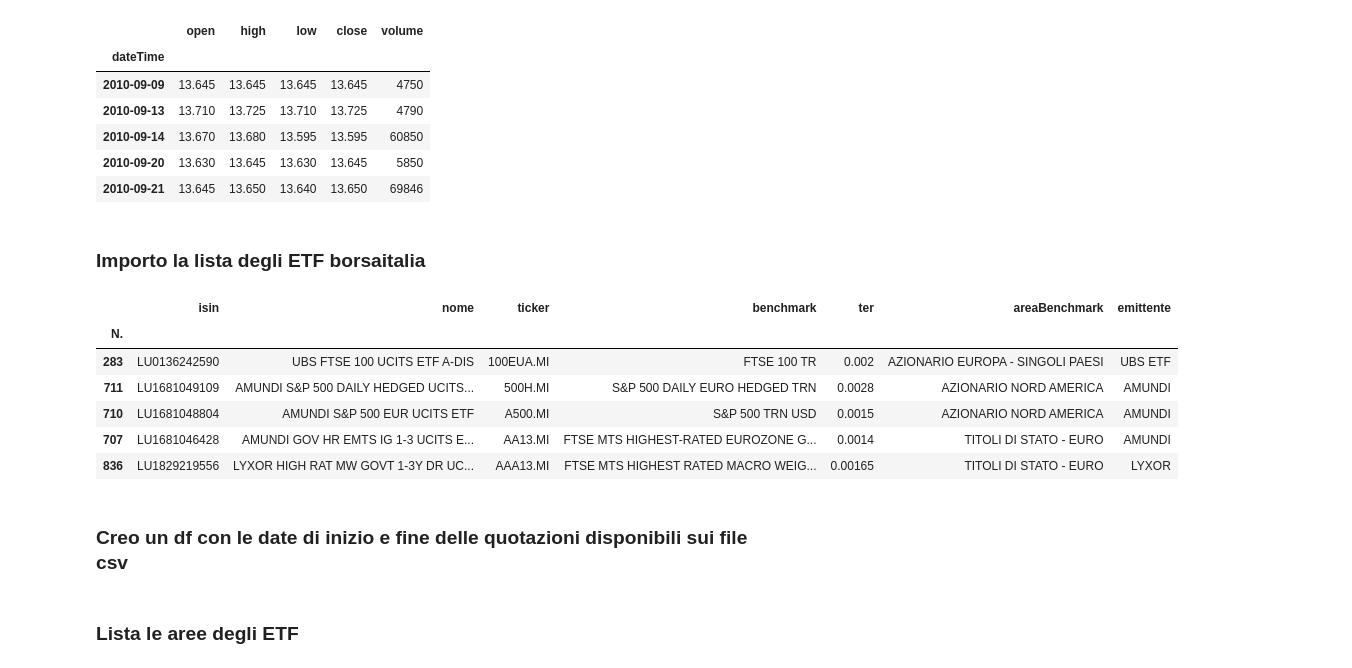
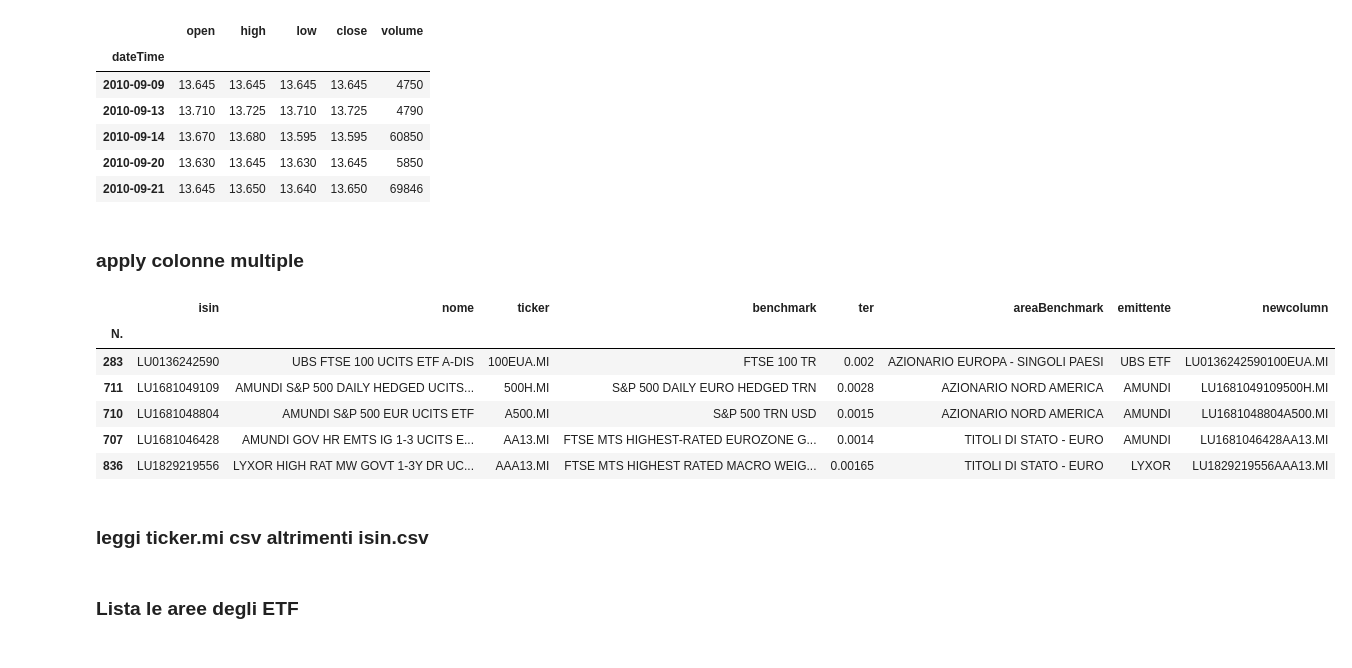
Before and after one commit to zniffur/mytrading, a Jupyter notebook: Clean data.ipynb, the cells around one changed output. Cells and saved outputs as stored; diff of their text form; code cells hidden in the pictures.

```diff
--- a/Clean data.ipynb
+++ b/Clean data.ipynb
@@ -20,3 +217,8 @@ EXT = '.csv'
+# %%
+def myfunc(ticker, isin):
+    return str(ticker)+str(isin)
+
+z.loc[mask,'end_date'] = z.apply(lambda x: myfunc(x['isin'],x['ticker']), axis=1)
 # %% [markdown]
 ### Test lettura quotazioni ETF da ./csv/
 # %%
@@ -44,29 +246,22 @@ end - start
 end.date()
 # %%
 np.busday_count( start.date(), end.date() )
-# %% [markdown]
-### Importo la lista degli ETF borsaitalia
-# %%
-df2 = pd.read_excel('infoproviders.xlsx').iloc[6:,:]
-df2.columns = df2.iloc[0,:].tolist()
-df2 = df2.iloc[1:,:]
-df2.set_index('N.',inplace=True)
-# df2['Strumento'].unique()
-# df2.drop(df2[df2['Strumento'] == 0].index, inplace=True) # pulisce
-df2 = df2[df2['Strumento'] == 'ETF']
-df2 = df2[['ISIN','Nome','Reuters RIC (Italy)','Indice Benchmark','TER','Area Benchmark','Emittente']]
-df2.columns = ['isin','nome','ticker','benchmark','ter','areaBenchmark','emittente']
-# df2.set_index('ticker', inplace=True)
-dfEtfInfo = df2
+# %% [markdown]
+### apply colonne multiple
+# %%
+df100 = dfEtfInfo
+# %%
+def myfunc(isin, ticker):
+    return str(isin)+str(ticker)
+
+df100['newcolumn'] = df100.apply(lambda x: myfunc(x['isin'],x['ticker']), axis=1)
 # %%
-dfEtfInfo.head()
+df100.head()
 # %% [output]
-|  | isin | nome | ticker | benchmark | ter | areaBenchmark | emittente |
-| N. |  |  |  |  |  |  |  |
-| 283 | LU0136242590 | UBS FTSE 100 UCITS ETF A-DIS | 100EUA.MI | FTSE 100 TR | 0.002 | AZIONARIO EUROPA - SINGOLI PAESI | UBS ETF |
-| 711 | LU1681049109 | AMUNDI S&P 500 DAILY HEDGED UCITS... | 500H.MI | S&P 500 DAILY EURO HEDGED TRN | 0.0028 | AZIONARIO NORD AMERICA | AMUNDI |
-| 710 | LU1681048804 | AMUNDI S&P 500 EUR UCITS ETF | A500.MI | S&P 500 TRN USD | 0.0015 | AZIONARIO NORD AMERICA | AMUNDI |
-| 707 | LU1681046428 | AMUNDI GOV HR EMTS IG 1-3 UCITS E... | AA13.MI | FTSE MTS HIGHEST-RATED EUROZONE G... | 0.0014 | TITOLI DI STATO - EURO | AMUNDI |
-| 836 | LU1829219556 | LYXOR HIGH RAT MW GOVT 1-3Y DR UC... | AAA13.MI | FTSE MTS HIGHEST RATED MACRO WEIG... | 0.00165 | TITOLI DI STATO - EURO | LYXOR |
+|  | isin | nome | ticker | benchmark | ter | areaBenchmark | emittente | newcolumn |
+| N. |  |  |  |  |  |  |  |  |
+| 283 | LU0136242590 | UBS FTSE 100 UCITS ETF A-DIS | 100EUA.MI | FTSE 100 TR | 0.002 | AZIONARIO EUROPA - SINGOLI PAESI | UBS ETF | LU0136242590100EUA.MI |
+| 711 | LU1681049109 | AMUNDI S&P 500 DAILY HEDGED UCITS... | 500H.MI | S&P 500 DAILY EURO HEDGED TRN | 0.0028 | AZIONARIO NORD AMERICA | AMUNDI | LU1681049109500H.MI |
+| 710 | LU1681048804 | AMUNDI S&P 500 EUR UCITS ETF | A500.MI | S&P 500 TRN USD | 0.0015 | AZIONARIO NORD AMERICA | AMUNDI | LU1681048804A500.MI |
+| 707 | LU1681046428 | AMUNDI GOV HR EMTS IG 1-3 UCITS E... | AA13.MI | FTSE MTS HIGHEST-RATED EUROZONE G... | 0.0014 | TITOLI DI STATO - EURO | AMUNDI | LU1681046428AA13.MI |
+| 836 | LU1829219556 | LYXOR HIGH RAT MW GOVT 1-3Y DR UC... | AAA13.MI | FTSE MTS HIGHEST RATED MACRO WEIG... | 0.00165 | TITOLI DI STATO - EURO | LYXOR | LU1829219556AAA13.MI |
-# %% [markdown]
-### Creo un df con le date di inizio e fine delle quotazioni disponibili sui file csv
@@ -82,0 +268,2 @@ for ticker in tickers:
+# %% [markdown]
+### leggi ticker.mi csv altrimenti isin.csv
```
Also changed, not shown: parts of 44 cells of this notebook, 1 other file.
